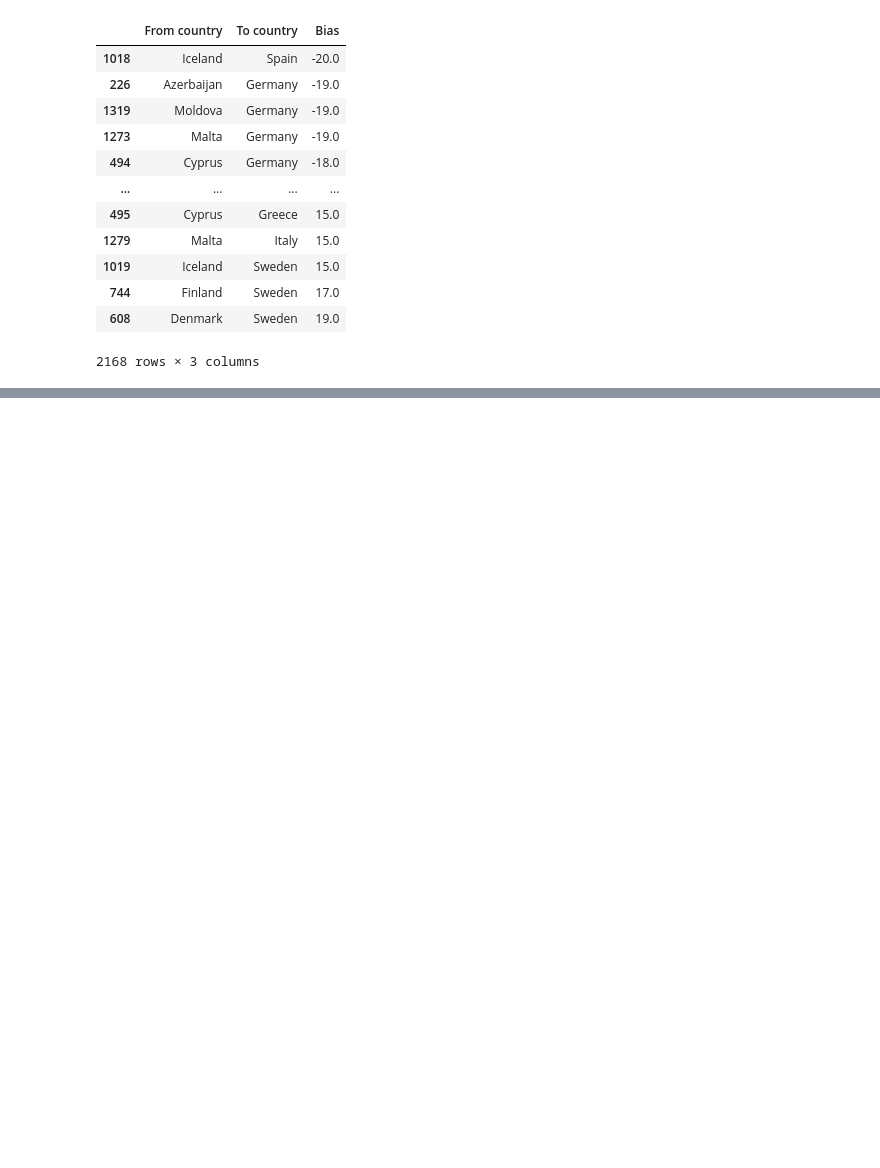
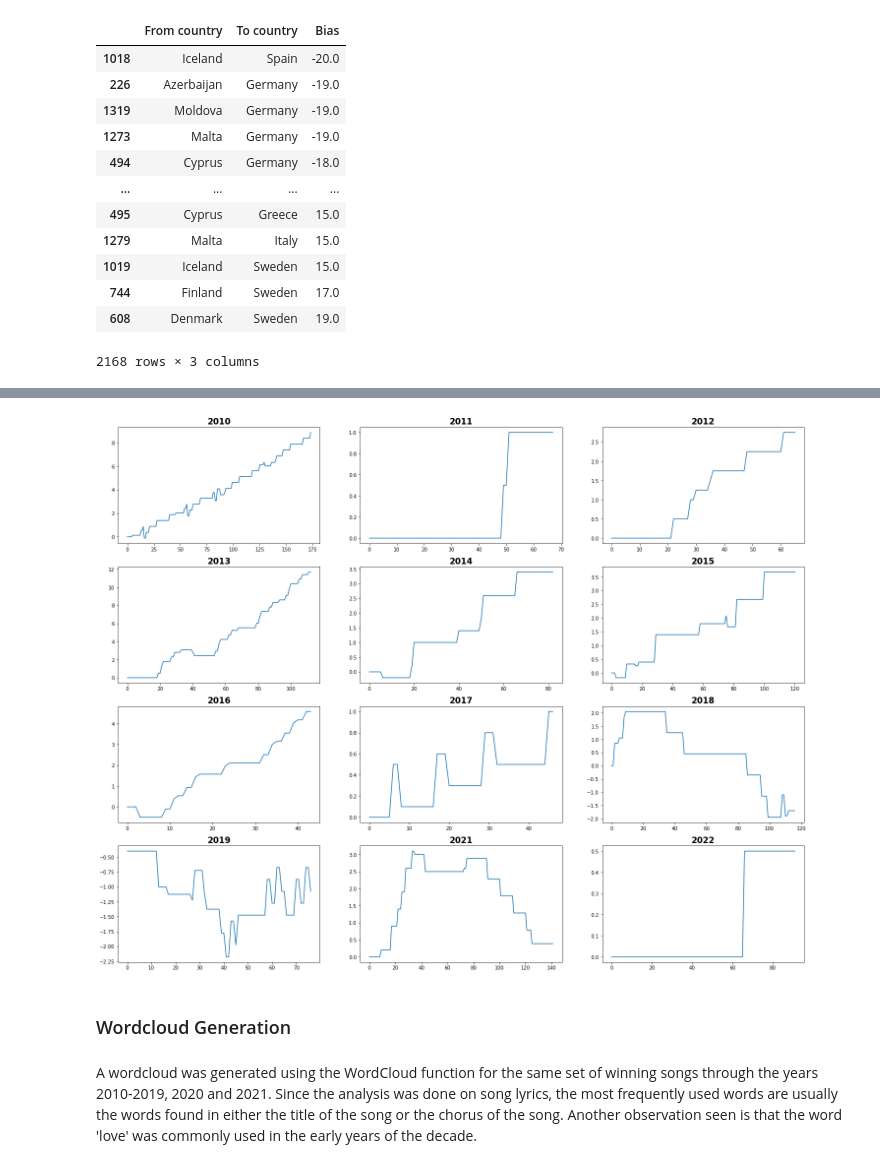
Before and after one commit to jackmheller/modernDataAnalytics, a Jupyter notebook: Neo4j_Python.ipynb, the cells around one changed output, grey strips where cells are left out. Cells and saved outputs as stored; diff of their text form; code cells hidden in the pictures; blank space fills up the shorter version.

```diff
--- a/Neo4j_Python.ipynb
+++ b/Neo4j_Python.ipynb
@@ -737,0 +754,52 @@ df.to_csv('countBias.csv')
+# %%
+#Creating the function to calculate polarity
+def blob_sentiment(txt):
+    sent = TextBlob(txt).sentiment.polarity
+    return sent
+# %%
+fig , ax = plt.subplots(4,3,figsize=(25,20))
+grid_list = []
+
+for row in range(0,4):
+    for col in range(0,3):
+        grid_list.append((row,col))
+
+for y_id,year in enumerate(range(2010,2023)):
+    if year==2020:
+        continue
+    else:
+#         print(year)
+        url="https://raw.githubusercontent.com/jackmheller/modernDataAnalytics/main/Lyrics%202/{}.txt".format(year)
+        # read text file into pandas DataFrame
+        df = requests.get(url)
+
+        # display DataFrame
+        text = df.text
+
+        words = text.split()
+        alphabetic_only = [word for word in words if word.isalpha()]
+        lower_case = [word.lower() for word in alphabetic_only]
+
+        sw = stopwords.words('english')
+        sw.append('oh') #adding the word 'oh' to the list of stopwords
+        cleaned_words = [word for word in lower_case if word not in sw]
+
+        df = pd.DataFrame(cleaned_words)
+        df.columns = ['text']
+        df['sentiment_blob'] = ''
+
+
+        df['sentiment_blob'] = df['text'].apply(lambda x : blob_sentiment(x))
+
+        if year in [2021,2022]:
+            y_id-=1
+        ax[grid_list[y_id]].plot(np.arange(0,len(df)),df['sentiment_blob'].cumsum(),label='Text Blob')
+        ax[grid_list[y_id]].set_title(year,fontsize=17,fontweight='bold')
+# %% [output]
+[figure, added]
+# %% [markdown]
+### Wordcloud Generation
+# %% [markdown]
+A wordcloud was generated using the WordCloud function for the same set of winning songs through the years 2010-2019, 2020 and 2021.
+Since the analysis was done on song lyrics, the most frequently used words are usually the words found in either the title of the song or the chorus of the song.
+Another observation seen is that the word 'love' was commonly used in the early years of the decade.
```
Also changed, not shown: parts of 6 cells of this notebook.
